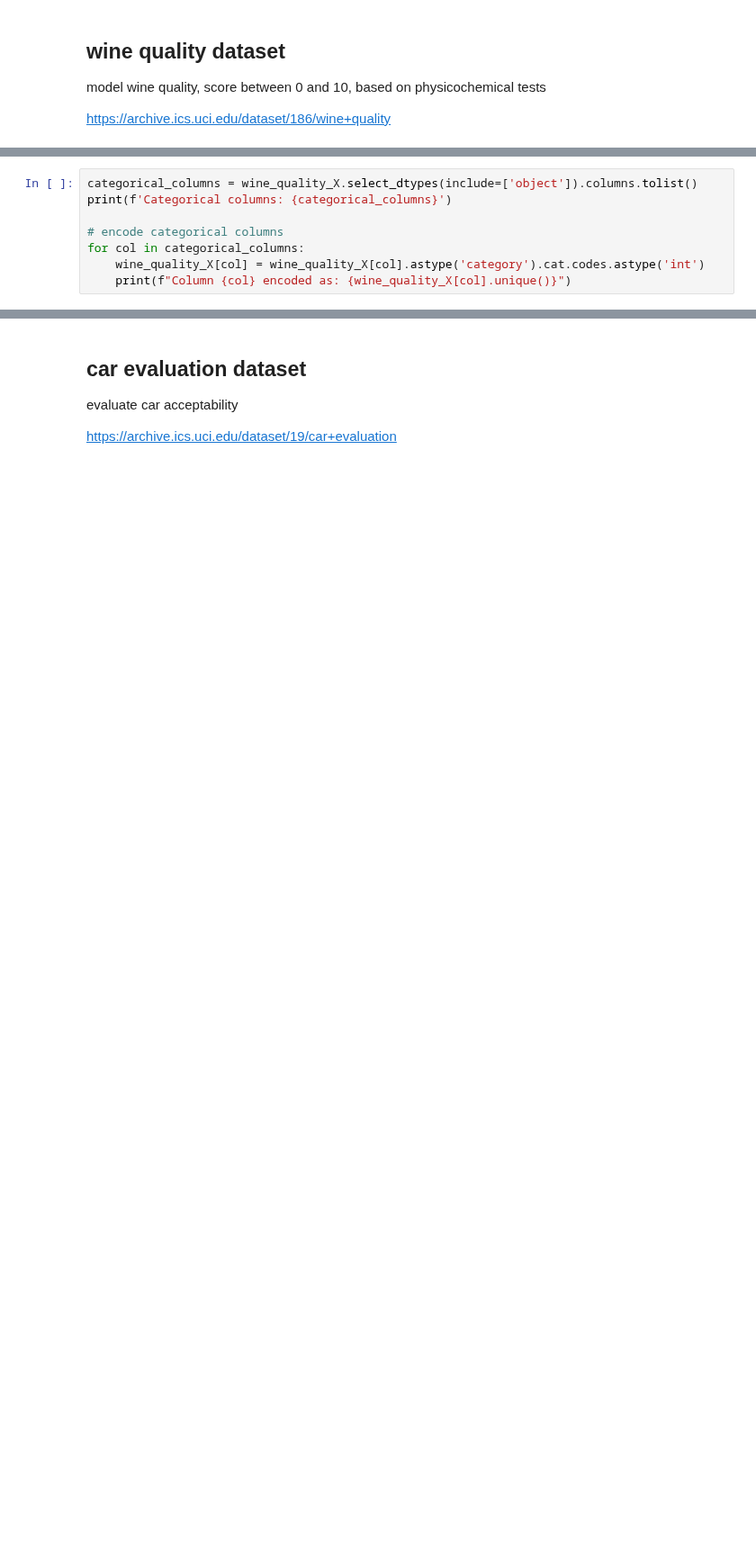
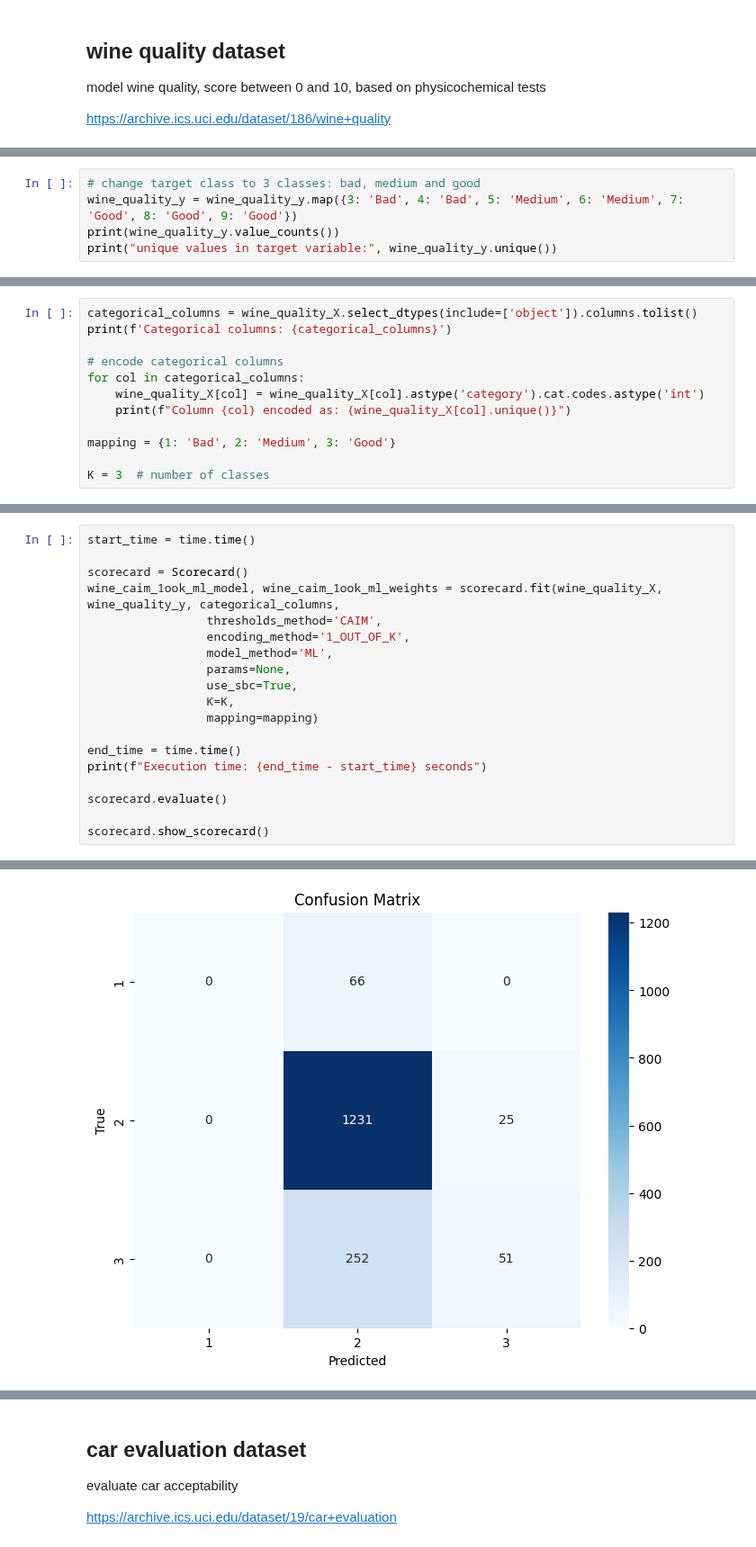
Before and after one commit to mafits/opt-ordinal-scorecards, a Jupyter notebook: test_ordinal.ipynb, the cells around one changed output, grey strips where cells are left out. Shown at 90% size. Saved outputs shown, nothing was run; the diff lists cells and outputs as text; blank space fills up the shorter version.

```diff
--- a/test_ordinal.ipynb
+++ b/test_ordinal.ipynb
@@ -700 +653,6 @@ Number of target classes: 7
 [figure]
+# %%
+# change target class to 3 classes: bad, medium and good
+wine_quality_y = wine_quality_y.map({3: 'Bad', 4: 'Bad', 5: 'Medium', 6: 'Medium', 7: 'Good', 8: 'Good', 9: 'Good'})
+print(wine_quality_y.value_counts())
+print("unique values in target variable:", wine_quality_y.unique())
@@ -706,3 +671,7 @@ print(f'Categorical columns: {categorical_columns}')
 for col in categorical_columns:
     wine_quality_X[col] = wine_quality_X[col].astype('category').cat.codes.astype('int')
     print(f"Column {col} encoded as: {wine_quality_X[col].unique()}")
+
+mapping = {1: 'Bad', 2: 'Medium', 3: 'Good'}
+
+K = 3  # number of classes
@@ -708,0 +682,20 @@ for col in categorical_columns:
+# %%
+start_time = time.time()
+
+scorecard = Scorecard()
+wine_caim_1ook_ml_model, wine_caim_1ook_ml_weights = scorecard.fit(wine_quality_X, wine_quality_y, categorical_columns,
+                 thresholds_method='CAIM',
+                 encoding_method='1_OUT_OF_K',
+                 model_method='ML',
+                 params=None,
+                 use_sbc=True,
+                 K=K,
+                 mapping=mapping)
+
+end_time = time.time()
+print(f"Execution time: {end_time - start_time} seconds")
+
+scorecard.evaluate()
+
+scorecard.show_scorecard()
+# %% [output]
@@ -708,0 +719 @@ for col in categorical_columns:
+[figure, added]
```
Also changed, not shown: parts of 183 cells of this notebook, 13 other files.
